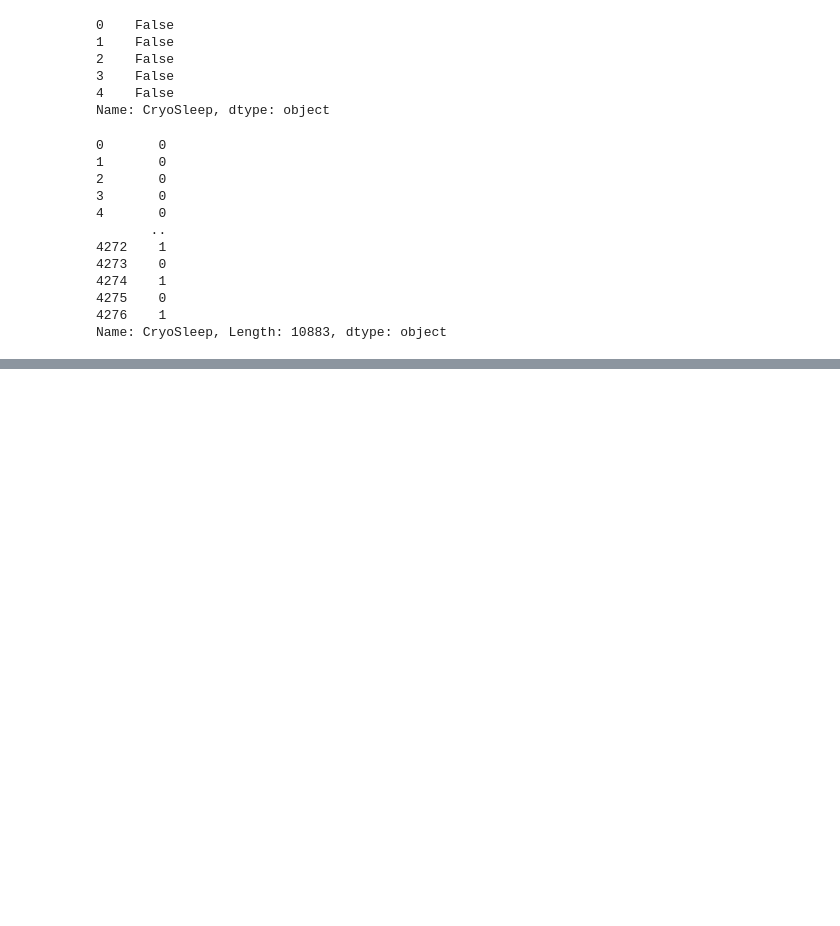
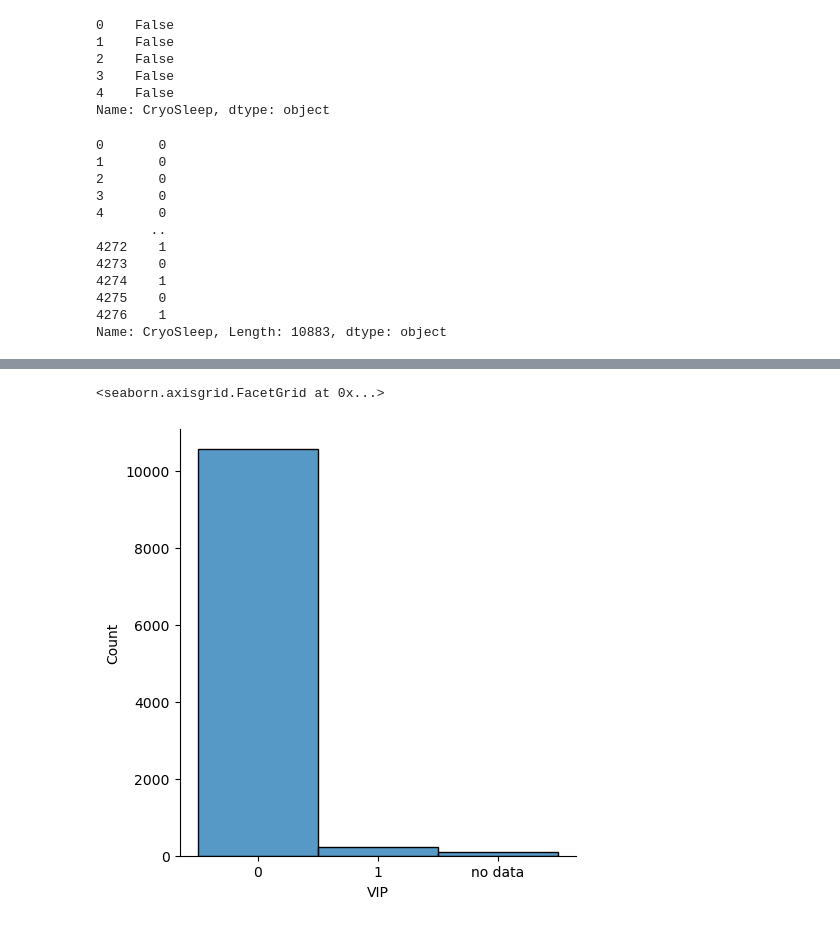
Before and after one commit to KPMallaney/TensorFlow, a Jupyter notebook: SpaceTitanic.ipynb, the cells around one changed output, grey strips where cells are left out. Cells and saved outputs as stored; diff of their text form; code cells hidden in the pictures; blank space fills up the shorter version.

```diff
--- a/SpaceTitanic.ipynb
+++ b/SpaceTitanic.ipynb
@@ -354,0 +479,5 @@ Name: CryoSleep, Length: 10883, dtype: object
+# %%
+sns.displot(traintestData['VIP'])
+# %% [output]
+<seaborn.axisgrid.FacetGrid at 0x...>
+[figure, added]
```
Also changed, not shown: parts of 20 cells of this notebook.
